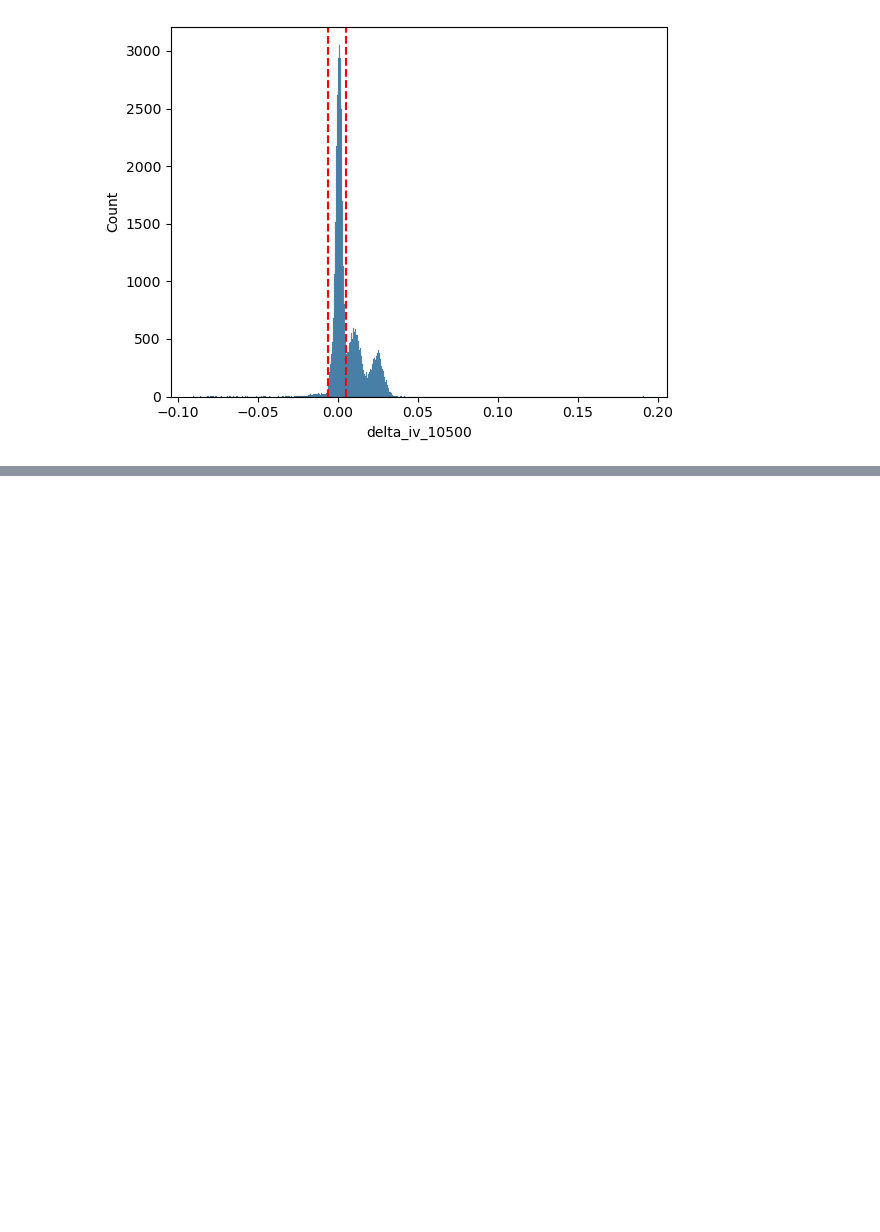
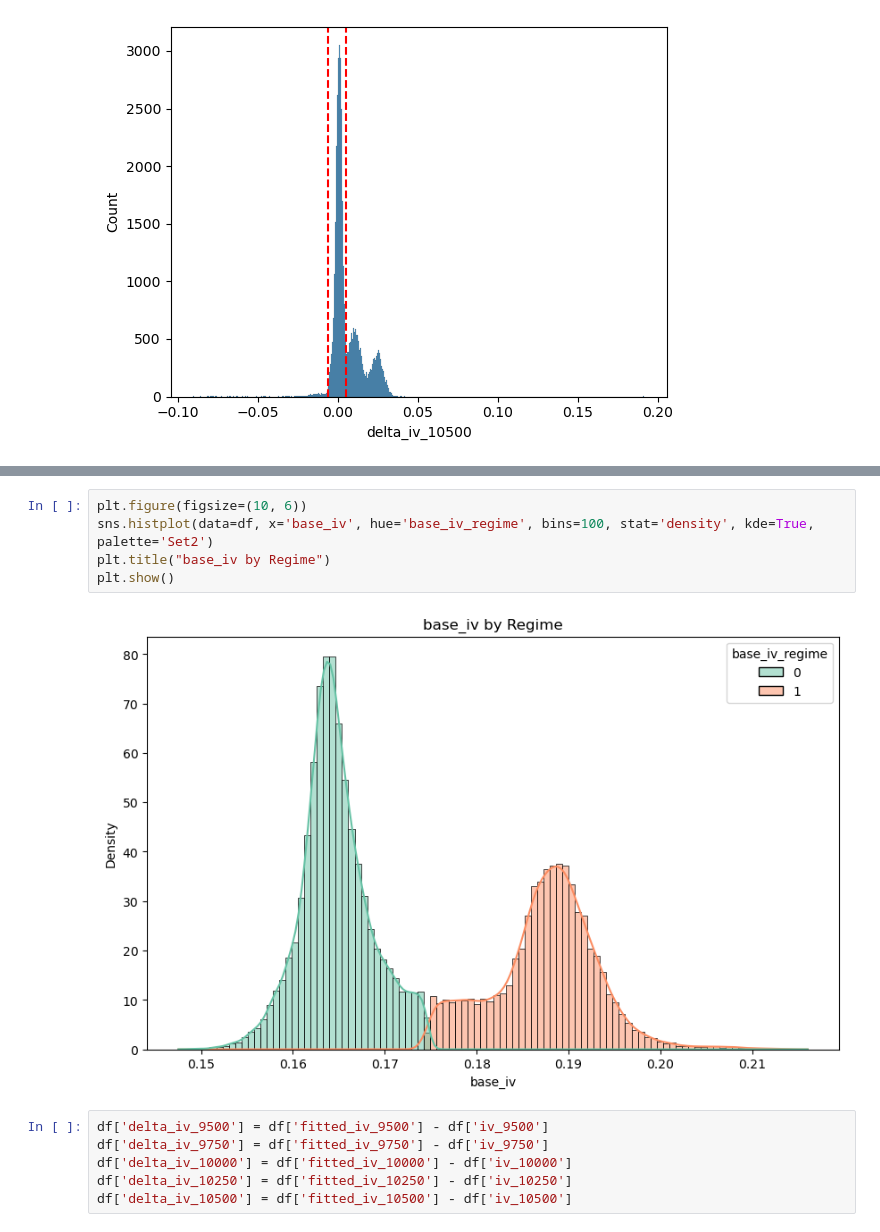
Before and after one commit to IMC-Prosperity-Granite-Flow/IMC_Prosperity3_GraniteFlow, a Jupyter notebook: src/analysis/round4/rock.ipynb, the cells around one changed output, grey strips where cells are left out. Drawn from its saved outputs; the diff is of its cells as text; blank space fills up the shorter version.

```diff
--- a/src/analysis/round4/rock.ipynb
+++ b/src/analysis/round4/rock.ipynb
@@ -206,0 +282,13 @@ plt.axvline(x = -0.006, color='r', linestyle='--')
+# %%
+plt.figure(figsize=(10, 6))
+sns.histplot(data=df, x='base_iv', hue='base_iv_regime', bins=100, stat='density', kde=True, palette='Set2')
+plt.title("base_iv by Regime")
+plt.show()
+# %% [output]
+[figure, added]
+# %%
+df['delta_iv_9500'] = df['fitted_iv_9500'] - df['iv_9500']
+df['delta_iv_9750'] = df['fitted_iv_9750'] - df['iv_9750']
+df['delta_iv_10000'] = df['fitted_iv_10000'] - df['iv_10000']
+df['delta_iv_10250'] = df['fitted_iv_10250'] - df['iv_10250']
+df['delta_iv_10500'] = df['fitted_iv_10500'] - df['iv_10500']
```
Also changed, not shown: parts of 17 cells of this notebook, 2 other files.
